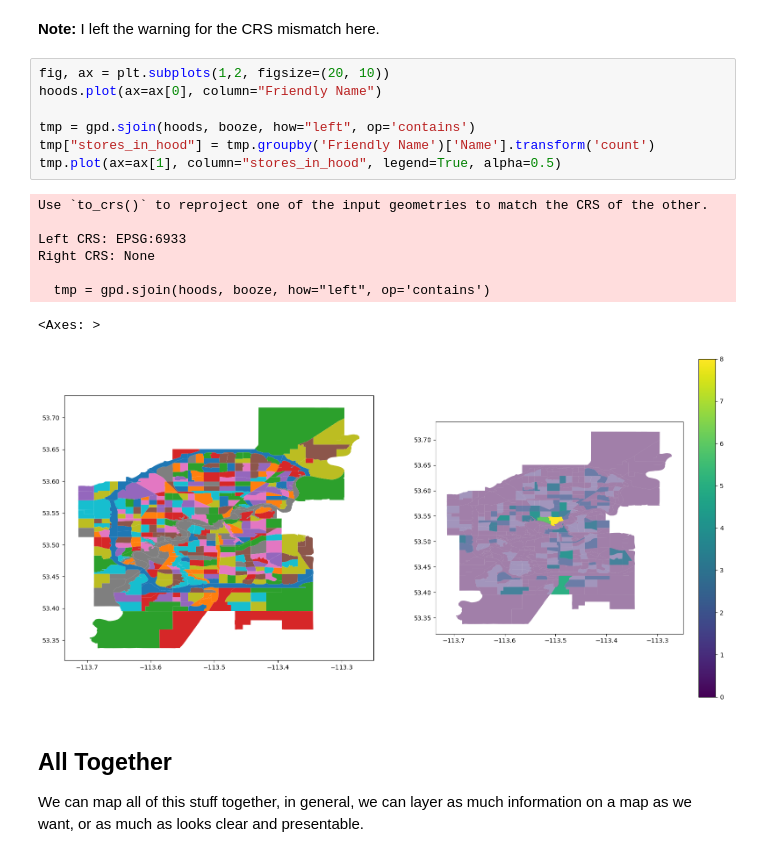
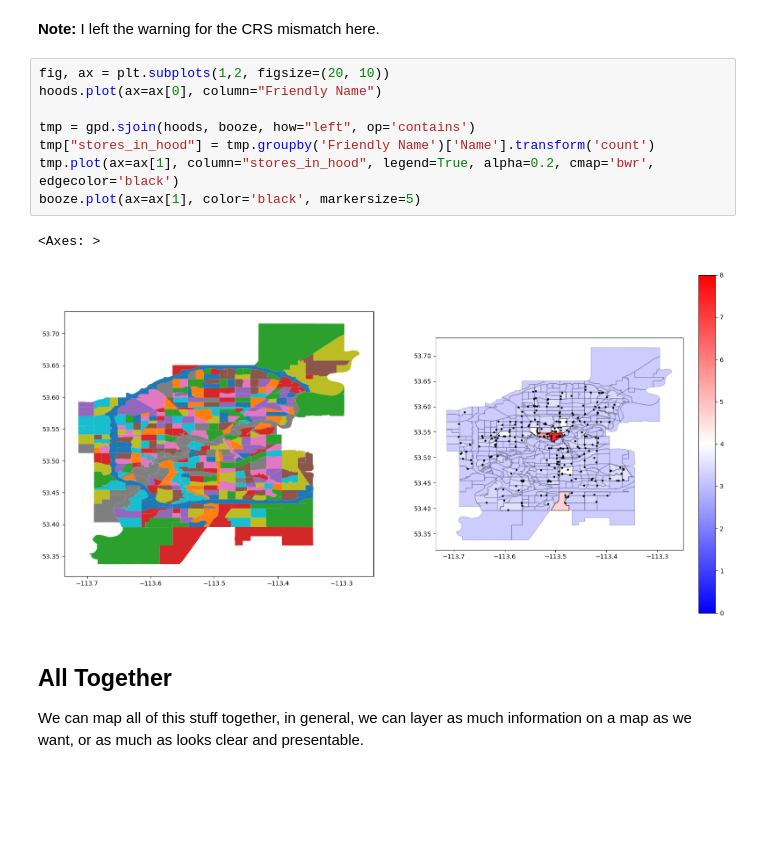
Before and after one commit to AkeemSemperDataScience/Programming_Basics_for_Machine_Learning_Students, a Jupyter notebook: workbooks/027_geopandas_basics_sol.ipynb, the cells around one changed output. Saved outputs shown, nothing was run; the diff lists cells and outputs as text; blank space fills up the shorter version.

```diff
--- a/workbooks/027_geopandas_basics_sol.ipynb
+++ b/workbooks/027_geopandas_basics_sol.ipynb
@@ -132,19 +171,14 @@ booze.head()
 # %%
 fig, ax = plt.subplots(1,2, figsize=(20, 10))
 hoods.plot(ax=ax[0], column="Friendly Name")
 
 tmp = gpd.sjoin(hoods, booze, how="left", op='contains')
 tmp["stores_in_hood"] = tmp.groupby('Friendly Name')['Name'].transform('count')
-tmp.plot(ax=ax[1], column="stores_in_hood", legend=True, alpha=0.5)
+tmp.plot(ax=ax[1], column="stores_in_hood", legend=True, alpha=0.2, cmap='bwr', edgecolor='black')
+booze.plot(ax=ax[1], color='black', markersize=5)
 # %% [output]
-Use `to_crs()` to reproject one of the input geometries to match the CRS of the other.
-
-Left CRS: EPSG:6933
-Right CRS: None
-
-  tmp = gpd.sjoin(hoods, booze, how="left", op='contains')
+<Axes: >
-<Axes: >
-[figure, old version]
+[figure, new version]
 # %% [markdown]
 ## All Together
 
```
Also changed, not shown: parts of 8 cells of this notebook, 6 other files.
